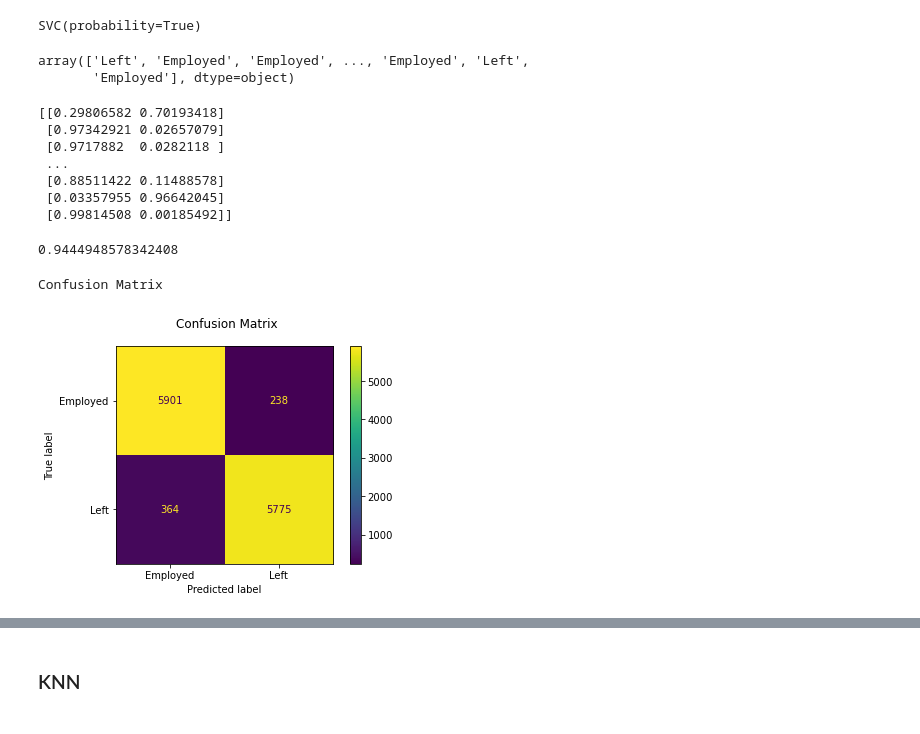
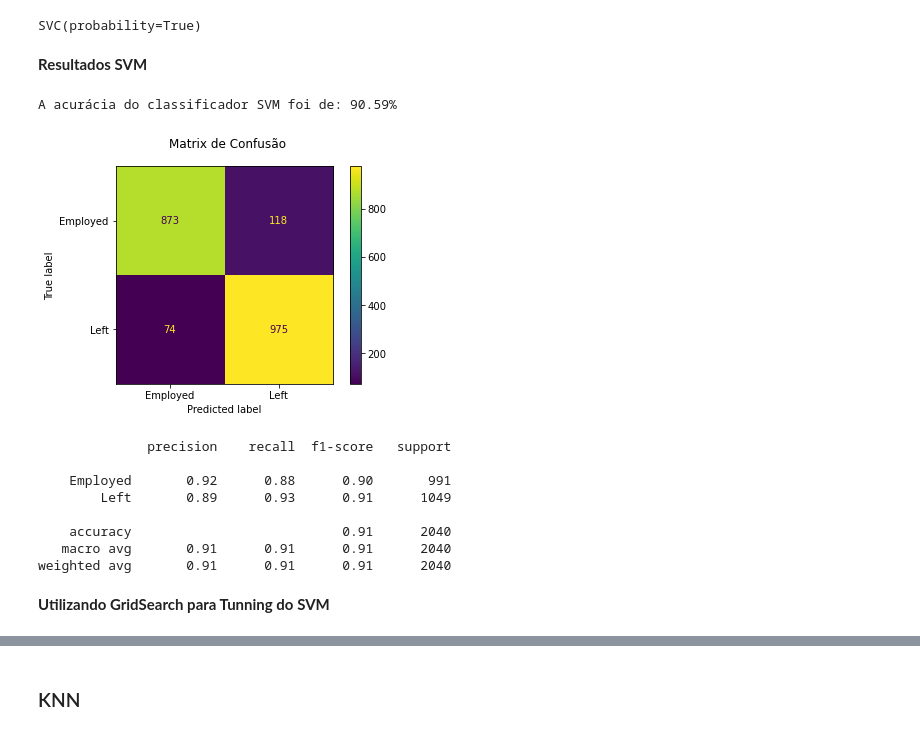
Before and after one commit to raphaelbrunovr/TCC_Puc_Minas_Classificacao_Turnover, a Jupyter notebook: 01_TCC_Turnover_RH.ipynb, the cells around one changed output, grey strips where cells are left out. Drawn from its saved outputs; the diff is of its cells as text; code cells hidden in the pictures.

```diff
--- a/01_TCC_Turnover_RH.ipynb
+++ b/01_TCC_Turnover_RH.ipynb
@@ -211,11 +201,5 @@ X = rh.drop(columns="status")
 scaler = StandardScaler().fit(X)
 X = scaler.transform(X)
-# %%
-from sklearn import preprocessing
-
-min_max_scaler = preprocessing.MinMaxScaler()
-x_scaled = min_max_scaler.fit_transform(X)
-X = pd.DataFrame(x_scaled)
 # %% [markdown]
 ### Balanceando as classes ###
 # %% [markdown]
@@ -228,4 +217,0 @@ X, y = nr.fit_resample(X, y)
-# %%
-from imblearn.under_sampling import RandomUnderSampler
-us = RandomUnderSampler()
-X, y = us.fit_resample(X,y)
@@ -234,4 +217,0 @@ X, y = us.fit_resample(X,y)
-# %%
-from imblearn.over_sampling import SMOTE
-smt = SMOTE()
-X, y = smt.fit_resample(X, y)
@@ -245,4 +218,3 @@ Name: status, dtype: int64
 # %%
-from sklearn.model_selection import train_test_split
-X_train, X_test, y_train, y_test = train_test_split(X,y, test_size=0.35, stratify=y, random_state=4)
-# rodar modelo com nearmiss, standardscaler e svm otimizado
+X_train, X_test, y_train, y_test = train_test_split(X,y, test_size=0.35, random_state=4)
+print(X_train.shape, X_test.shape, y_train.shape, y_test.shape)
@@ -254,35 +228,31 @@ clf
 # %% [output]
 SVC(probability=True)
 # %%
-y_previsto = clf.predict(X_test)
-y_previsto
+resultado_svm = clf.predict(X_test)
-# %% [output]
-array(['Left', 'Employed', 'Employed', ..., 'Employed', 'Left',
-       'Employed'], dtype=object)
-# %%
-y_percentual= clf.predict_proba(X_test)
-print(y_percentual)
-# %% [output]
-[[0.29806582 0.70193418]
- [0.97342921 0.02657079]
- [0.9717882  0.0282118 ]
- ...
- [0.88511422 0.11488578]
- [0.03357955 0.96642045]
- [0.99814508 0.00185492]]
-# %%
-from sklearn.metrics import accuracy_score
-accuracy_score(y_test, y_previsto)
-# %% [output]
-0.9444948578342408
+# %% [markdown]
+**Resultados SVM**
+# %%
+acc_svm = "{:.2%}".format(accuracy_score(y_test, resultado_svm))
+print("A acurácia do classificador SVM foi de:", acc_svm)
+# %% [output]
+A acurácia do classificador SVM foi de: 90.59%
 # %%
-from sklearn import metrics
-import matplotlib.pyplot as plt
-disp = metrics.plot_confusion_matrix(clf,X_train,y_train)
-disp.figure_.suptitle('Confusion Matrix')
-print('Confusion Matrix')
+disp = metrics.plot_confusion_matrix(clf,X_test,y_test)
+disp.figure_.suptitle('Matrix de Confusão')
 plt.show()
 # %% [output]
-Confusion Matrix
-[figure, old version]
+[figure, new version]
+# %%
+print (classification_report(y_test, resultado_svm))
+# %% [output]
+              precision    recall  f1-score   support
+
+    Employed       0.92      0.88      0.90       991
+        Left       0.89      0.93      0.91      1049
+
+    accuracy                           0.91      2040
+   macro avg       0.91      0.91      0.91      2040
+weighted avg       0.91      0.91      0.91      2040
+# %% [markdown]
+**Utilizando GridSearch para Tunning do SVM**
 # %%
```
Also changed, not shown: parts of 64 cells of this notebook, 1 other file.
